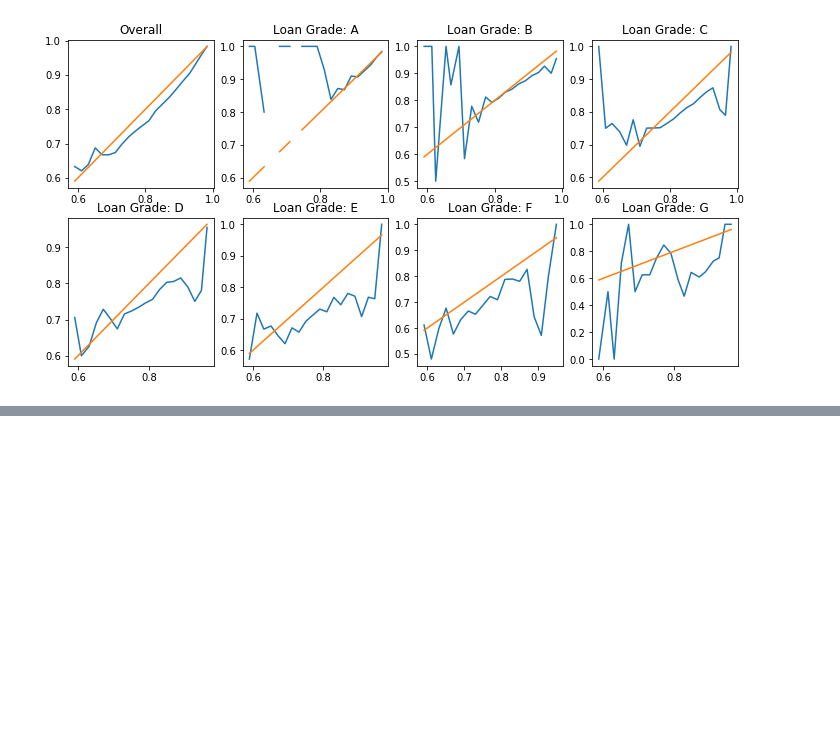
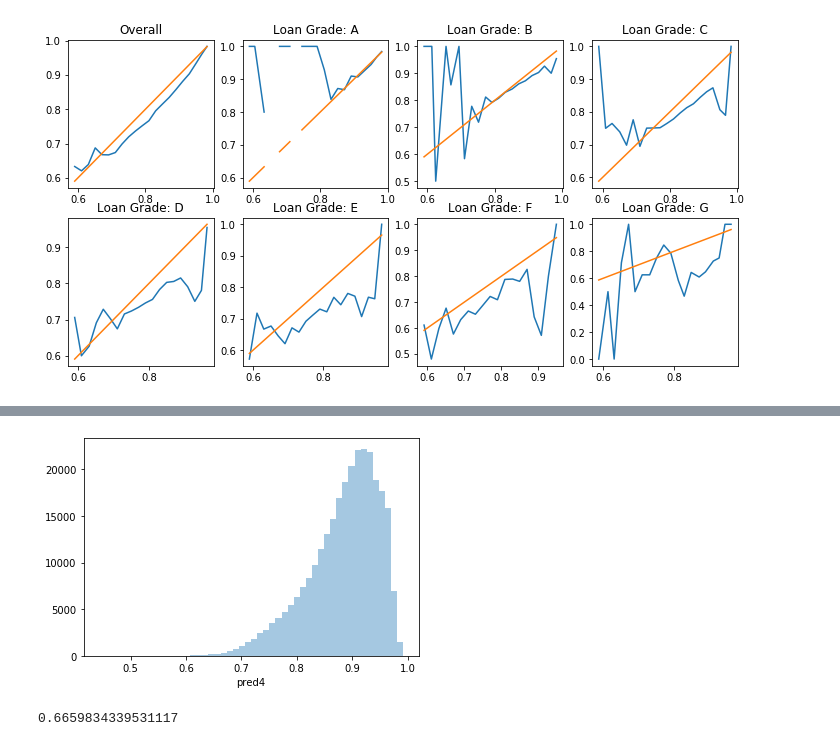
Before and after one commit to timcopelandoh/thinkful, a Jupyter notebook: Capstones and Projects/Capstone 3 - Modeling - Boosting.ipynb, the cells around one changed output, grey strips where cells are left out. Saved outputs shown, nothing was run; the diff lists cells and outputs as text; code cells hidden in the pictures; blank space fills up the shorter version.

```diff
--- a/Capstones and Projects/Capstone 3 - Modeling - Boosting.ipynb
+++ b/Capstones and Projects/Capstone 3 - Modeling - Boosting.ipynb
@@ -263,0 +281,3 @@ graph_by_grade(test.pred1, test.grade, test.target)
+# %%
+gb4 = ensemble.GradientBoostingClassifier(n_estimators=500, max_depth=2, learning_rate=.05, loss='exponential', max_features=7)
+gb4.fit(X2, y)
@@ -263,0 +295,10 @@ graph_by_grade(test.pred1, test.grade, test.target)
+# %%
+test['pred4'] = [x[1] for x in gb4.predict_proba(X2_test)]
+sns.distplot(test.pred4, kde=False)
+plt.show()
+# %% [output]
+[figure, added]
+# %%
+roc_auc_score(test.target, test.pred4)
+# %% [output]
+0.6659834339531117
```
Also changed, not shown: parts of 16 cells of this notebook, 4 other files.
